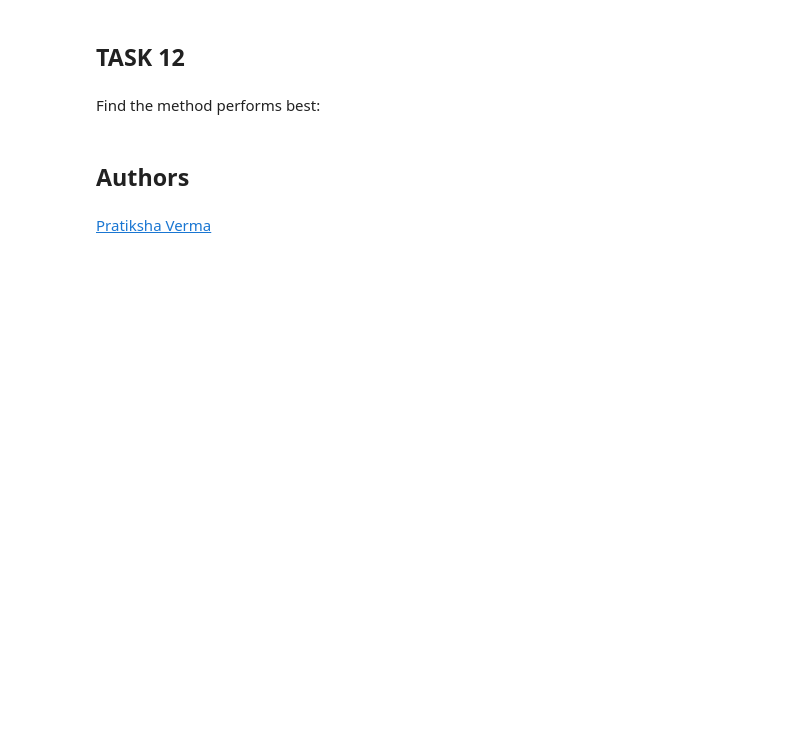
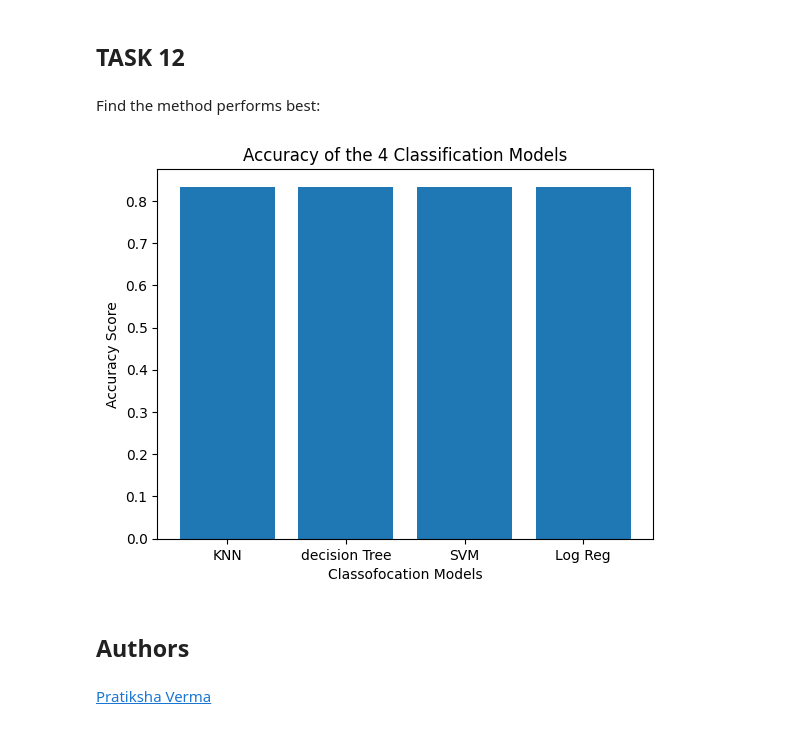
Before and after one commit to jeannieteo/IBMProfessionalCertDataSceience, a Jupyter notebook: Capstone/SpaceX-Machine-Learning-Prediction-Part-5-v1.ipynb, the cells around one changed output. Saved outputs shown, nothing was run; the diff lists cells and outputs as text; code cells hidden in the pictures; blank space fills up the shorter version.

```diff
--- a/Capstone/SpaceX-Machine-Learning-Prediction-Part-5-v1.ipynb
+++ b/Capstone/SpaceX-Machine-Learning-Prediction-Part-5-v1.ipynb
@@ -392,6 +392,20 @@ plot_confusion_matrix(Y_test,yhat)
 ## TASK  12
 # %% [markdown]
 Find the method performs best:
+# %%
+import matplotlib.pyplot as plt
+import numpy as np
+
+models = ['KNN', 'decision Tree', 'SVM', 'Log Reg']
+accuracy = [0.8333333333333334, 0.8333333333333334, 0.8333333333333334, 0.8333333333333334]
+
+plt.bar(models, accuracy)
+plt.title('Accuracy of the 4 Classification Models')
+plt.xlabel('Classofocation Models')
+plt.ylabel('Accuracy Score')
+plt.show()
+# %% [output]
+[figure, added]
 # %% [markdown]
 ## Authors
 # %% [markdown]
```
Also changed, not shown: 3 other files.
